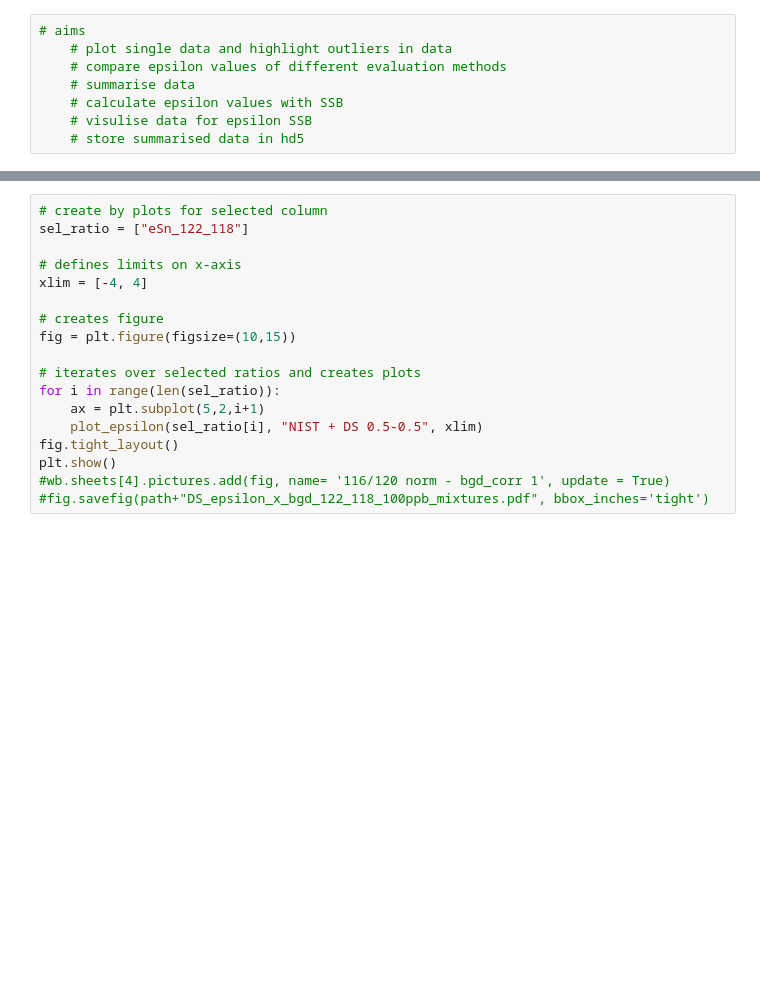
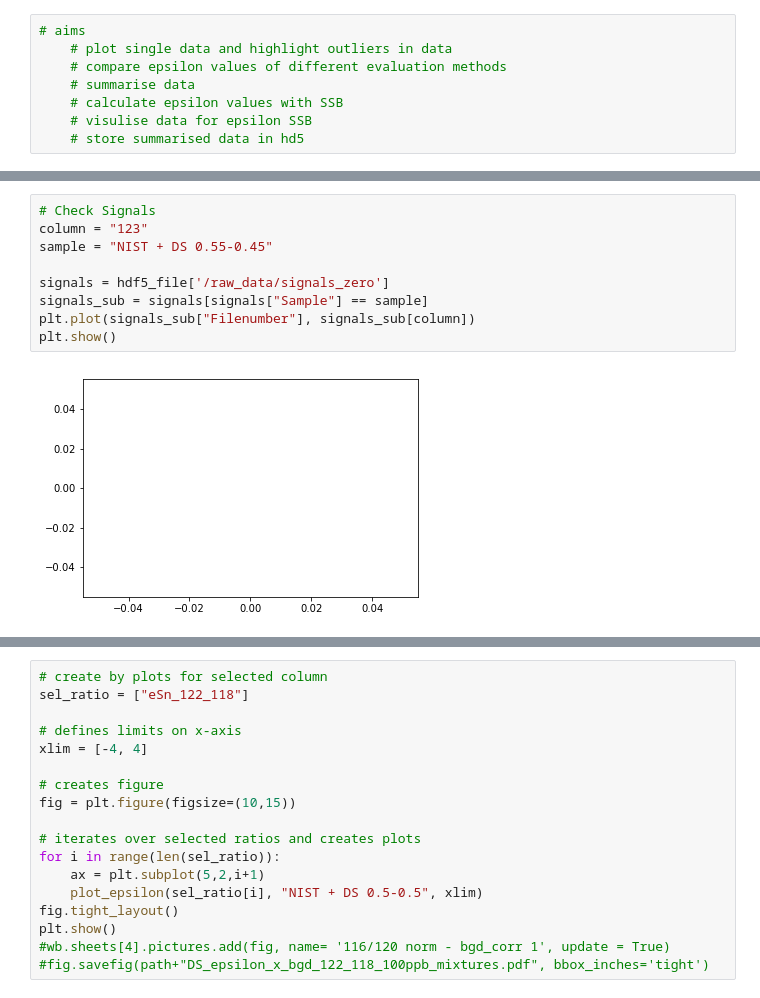
Before and after one commit to Marfster/Double_Spike_sim, a Jupyter notebook: DS_inv_data_query.ipynb, the cells around one changed output, grey strips where cells are left out. Cells and saved outputs as stored; diff of their text form; blank space fills up the shorter version.

```diff
--- a/DS_inv_data_query.ipynb
+++ b/DS_inv_data_query.ipynb
@@ -310,0 +255,11 @@ std = "NIST + DS 0.5-0.5"
+# %%
+# Check Signals
+column = "123"
+sample = "NIST + DS 0.55-0.45"
+
+signals = hdf5_file['/raw_data/signals_zero']
+signals_sub = signals[signals["Sample"] == sample]
+plt.plot(signals_sub["Filenumber"], signals_sub[column])
+plt.show()
+# %% [output]
+[figure, added]
```
Also changed, not shown: parts of 62 cells of this notebook, 2 other files.
